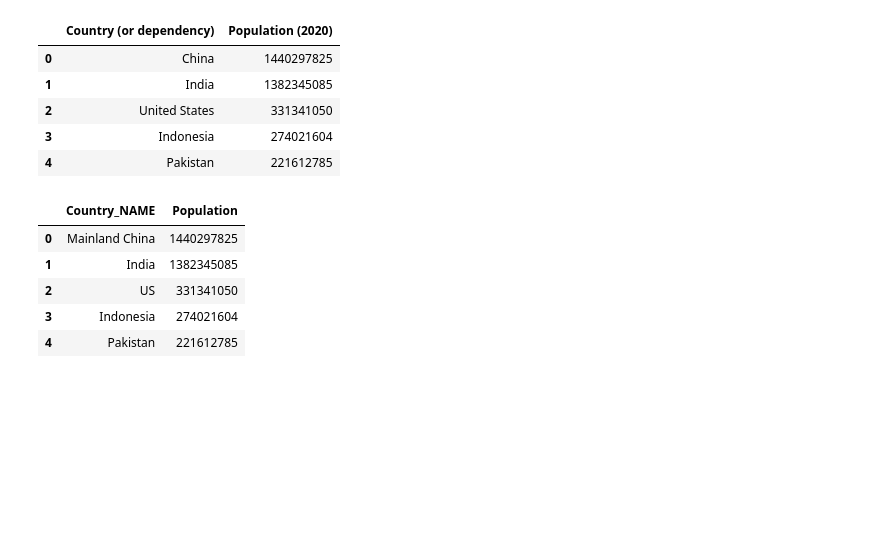
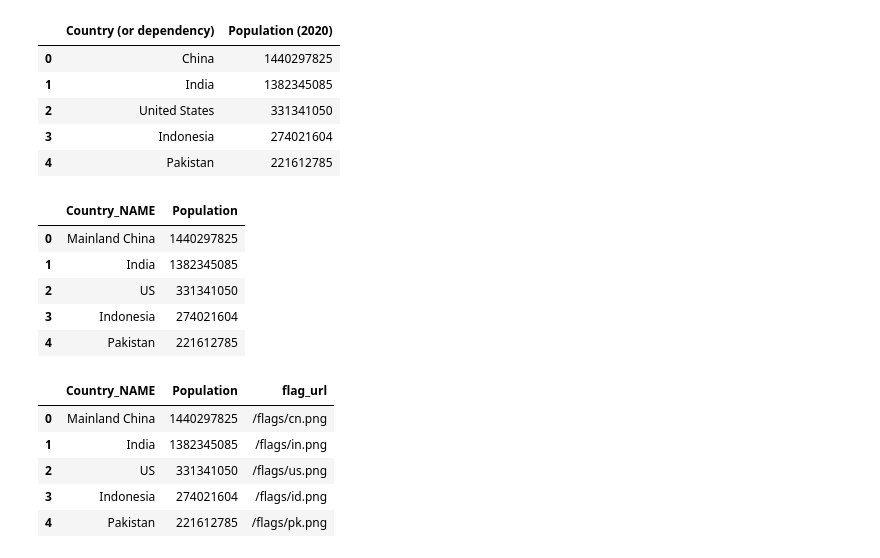
Before and after one commit to lufor129/soft-engineer2020Fall, a Jupyter notebook: csvData/CleanData.ipynb, the cells around one changed output. Saved outputs shown, nothing was run; the diff lists cells and outputs as text; code cells hidden in the pictures; blank space fills up the shorter version.

```diff
--- a/csvData/CleanData.ipynb
+++ b/csvData/CleanData.ipynb
@@ -140,2 +148,21 @@ population_by_country_2020.head()
+# %%
+def transformFlag(CountryName):
+    try:
+        url = "/flags/"+json_arr_s[CountryName].lower()+".png"
+        return url
+    except:
+        return "/flags/default.png"
+
+population_by_country_2020["flag_url"] = population_by_country_2020["Country_NAME"]. \
+                        apply(transformFlag)
+
+population_by_country_2020.head()
+# %% [output]
+|  | Country_NAME | Population | flag_url |
+| 0 | Mainland China | 1440297825 | /flags/cn.png |
+| 1 | India | 1382345085 | /flags/in.png |
+| 2 | US | 331341050 | /flags/us.png |
+| 3 | Indonesia | 274021604 | /flags/id.png |
+| 4 | Pakistan | 221612785 | /flags/pk.png |
 # %%
 population_by_country_2020.to_csv("./population_clean.csv",index=False)
```
Also changed, not shown: parts of 18 cells of this notebook, 4 other files.
